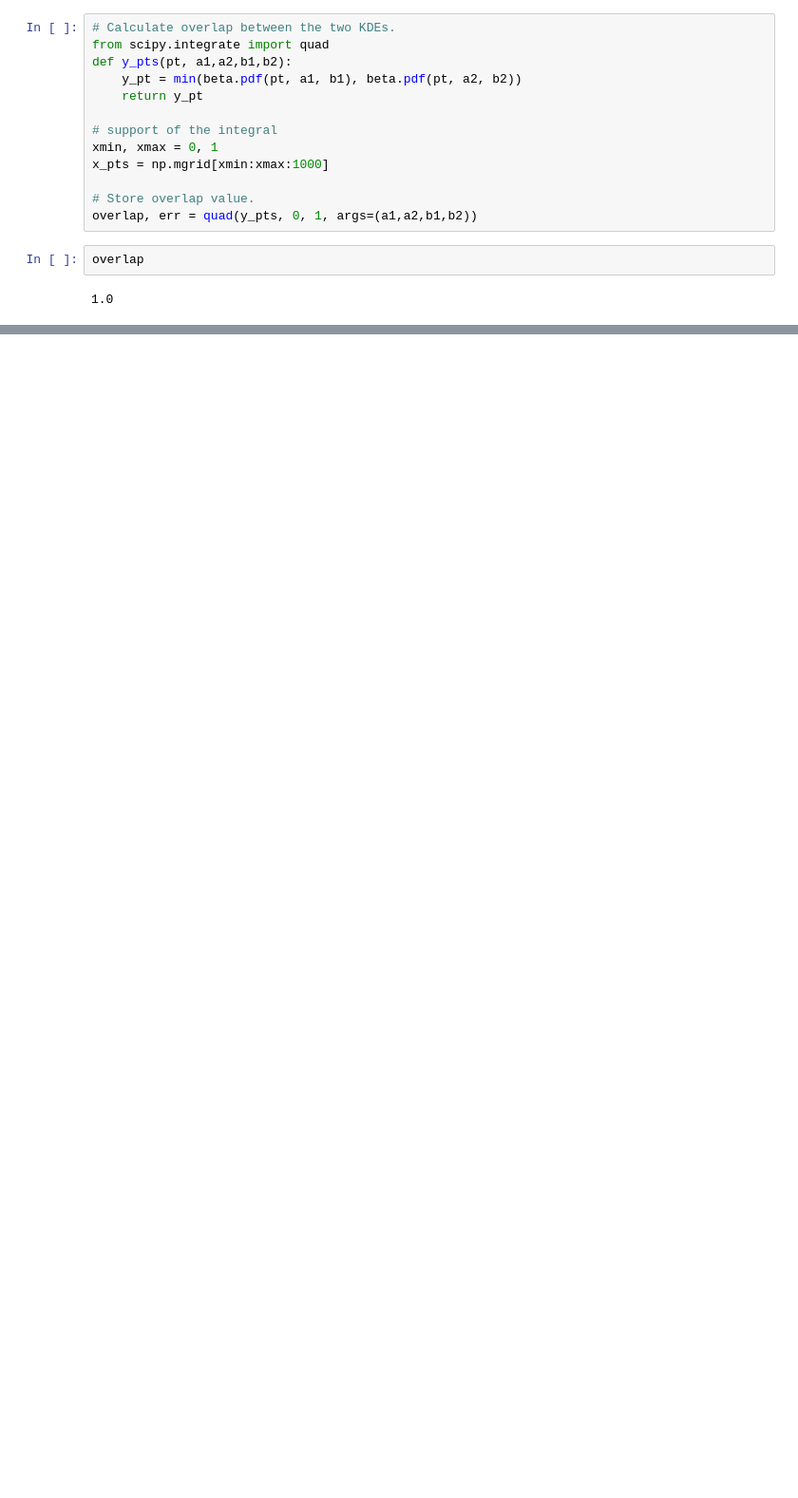
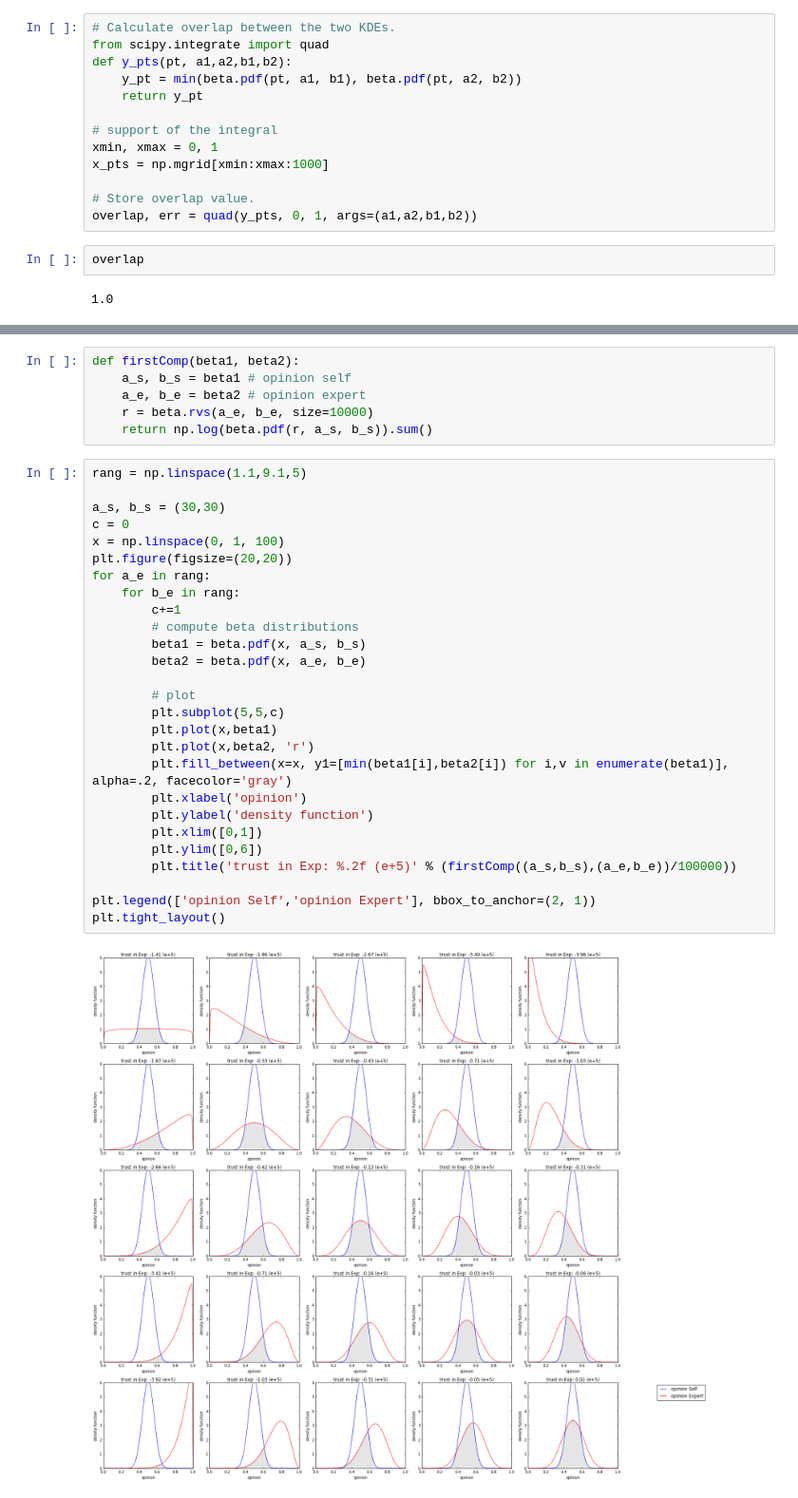
Before and after one commit to chri4354/kerosene_cans, a Jupyter notebook: model.ipynb, the cells around one changed output, grey strips where cells are left out. Shown at 95% size. Cells and saved outputs as stored; diff of their text form; blank space fills up the shorter version.

Commit message:
added likelihood trust

```diff
--- a/model.ipynb
+++ b/model.ipynb
@@ -125,0 +132,35 @@ overlap
+# %%
+def firstComp(beta1, beta2):
+    a_s, b_s = beta1 # opinion self
+    a_e, b_e = beta2 # opinion expert
+    r = beta.rvs(a_e, b_e, size=10000)
+    return np.log(beta.pdf(r, a_s, b_s)).sum()
+# %%
+rang = np.linspace(1.1,9.1,5)
+
+a_s, b_s = (30,30)
+c = 0
+x = np.linspace(0, 1, 100)
+plt.figure(figsize=(20,20))
+for a_e in rang:
+    for b_e in rang:
+        c+=1
+        # compute beta distributions
+        beta1 = beta.pdf(x, a_s, b_s)
+        beta2 = beta.pdf(x, a_e, b_e)
+
+        # plot
+        plt.subplot(5,5,c)
+        plt.plot(x,beta1)
+        plt.plot(x,beta2, 'r')
+        plt.fill_between(x=x, y1=[min(beta1[i],beta2[i]) for i,v in enumerate(beta1)], alpha=.2, facecolor='gray')
+        plt.xlabel('opinion')
+        plt.ylabel('density function')
+        plt.xlim([0,1])
+        plt.ylim([0,6])
+        plt.title('trust in Exp: %.2f (e+5)' % (firstComp((a_s,b_s),(a_e,b_e))/100000))
+
+plt.legend(['opinion Self','opinion Expert'], bbox_to_anchor=(2, 1))
+plt.tight_layout()
+# %% [output]
+[figure, added]
```
Also changed, not shown: parts of 5 cells of this notebook.
